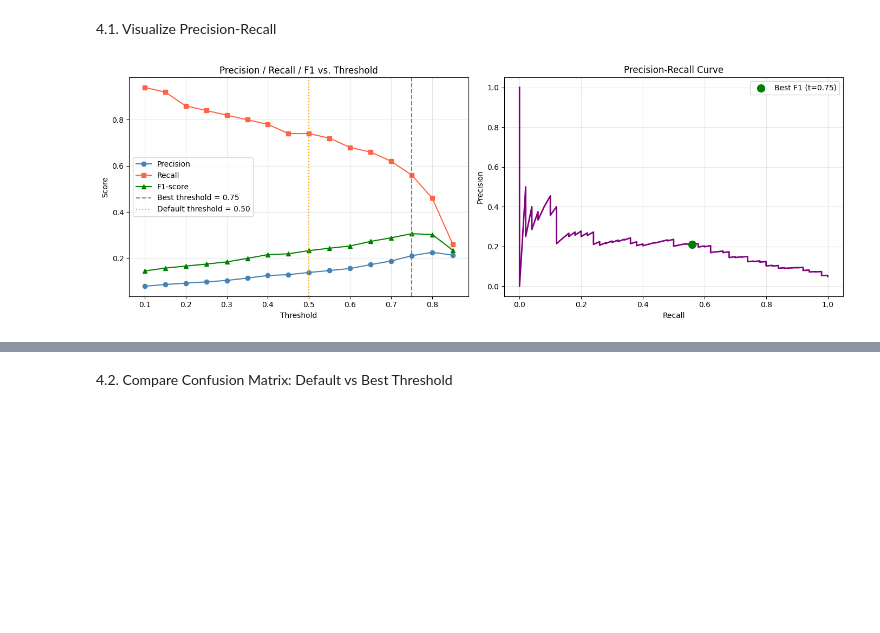
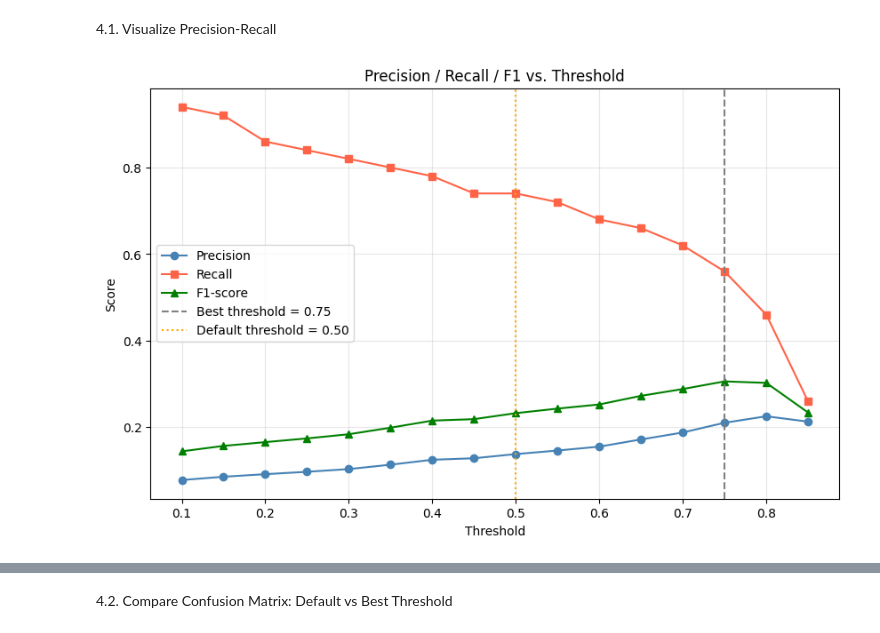
Before and after one commit to ntdat08/stroke-prediction, a Jupyter notebook: notebooks/model_training.ipynb, the cells around one changed output, grey strips where cells are left out. Saved outputs shown, nothing was run; the diff lists cells and outputs as text; code cells hidden in the pictures; blank space fills up the shorter version.

```diff
--- a/notebooks/model_training.ipynb
+++ b/notebooks/model_training.ipynb
@@ -294,38 +362,21 @@ Full threshold analysis results:
 # %% [markdown]
 4.1. Visualize Precision-Recall
 # %%
-fig, axes = plt.subplots(1, 2, figsize=(14, 5))
-
-# --- Plot 1: Precision, Recall, F1 theo threshold ---
-axes[0].plot(df_results['threshold'], df_results['precision'], label='Precision', marker='o', color='steelblue')
-axes[0].plot(df_results['threshold'], df_results['recall'],    label='Recall',    marker='s', color='tomato')
-axes[0].plot(df_results['threshold'], df_results['f1'],        label='F1-score',  marker='^', color='green')
+# Biểu đồ 1: Metrics vs Threshold
+plt.figure(figsize=(10, 6))
+plt.plot(df_results['threshold'], df_results['precision'], label='Precision', marker='o', color='steelblue')
+plt.plot(df_results['threshold'], df_results['recall'],    label='Recall',    marker='s', color='tomato')
+plt.plot(df_results['threshold'], df_results['f1'],        label='F1-score',  marker='^', color='green')
 
 best_threshold = df_results.loc[best_idx, 'threshold']
-axes[0].axvline(x=best_threshold, color='gray', linestyle='--', label=f'Best threshold = {best_threshold}')
-axes[0].axvline(x=0.50, color='orange', linestyle=':', label='Default threshold = 0.50')
+plt.axvline(x=best_threshold, color='gray', linestyle='--', label=f'Best threshold = {best_threshold}')
+plt.axvline(x=0.50, color='orange', linestyle=':', label='Default threshold = 0.50')
 
-axes[0].set_xlabel('Threshold')
-axes[0].set_ylabel('Score')
-axes[0].set_title('Precision / Recall / F1 vs. Threshold')
-axes[0].legend()
-axes[0].grid(True, alpha=0.3)
-
-# --- Plot 2: Precision-Recall Curve ---
-precision_vals, recall_vals, pr_thresholds = precision_recall_curve(y_test, y_prob_lr)
-axes[1].plot(recall_vals, precision_vals, color='purple', lw=2)
-axes[1].set_xlabel('Recall')
-axes[1].set_ylabel('Precision')
-axes[1].set_title('Precision-Recall Curve')
-axes[1].grid(True, alpha=0.3)
-
-# Đánh dấu điểm best threshold trên PR curve
-best_t = df_results.loc[best_idx, 'threshold']
-best_p = df_results.loc[best_idx, 'precision']
-best_r = df_results.loc[best_idx, 'recall']
-axes[1].scatter(best_r, best_p, color='green', zorder=5, s=100, label=f'Best F1 (t={best_t})')
-axes[1].legend()
-plt.tight_layout()
+plt.xlabel('Threshold')
+plt.ylabel('Score')
+plt.title('Precision / Recall / F1 vs. Threshold')
+plt.legend()
+plt.grid(True, alpha=0.3)
 plt.show()
 # %% [output]
-[figure, old version]
+[figure, new version]
```
Also changed, not shown: parts of 4 cells of this notebook, 2 other files.
